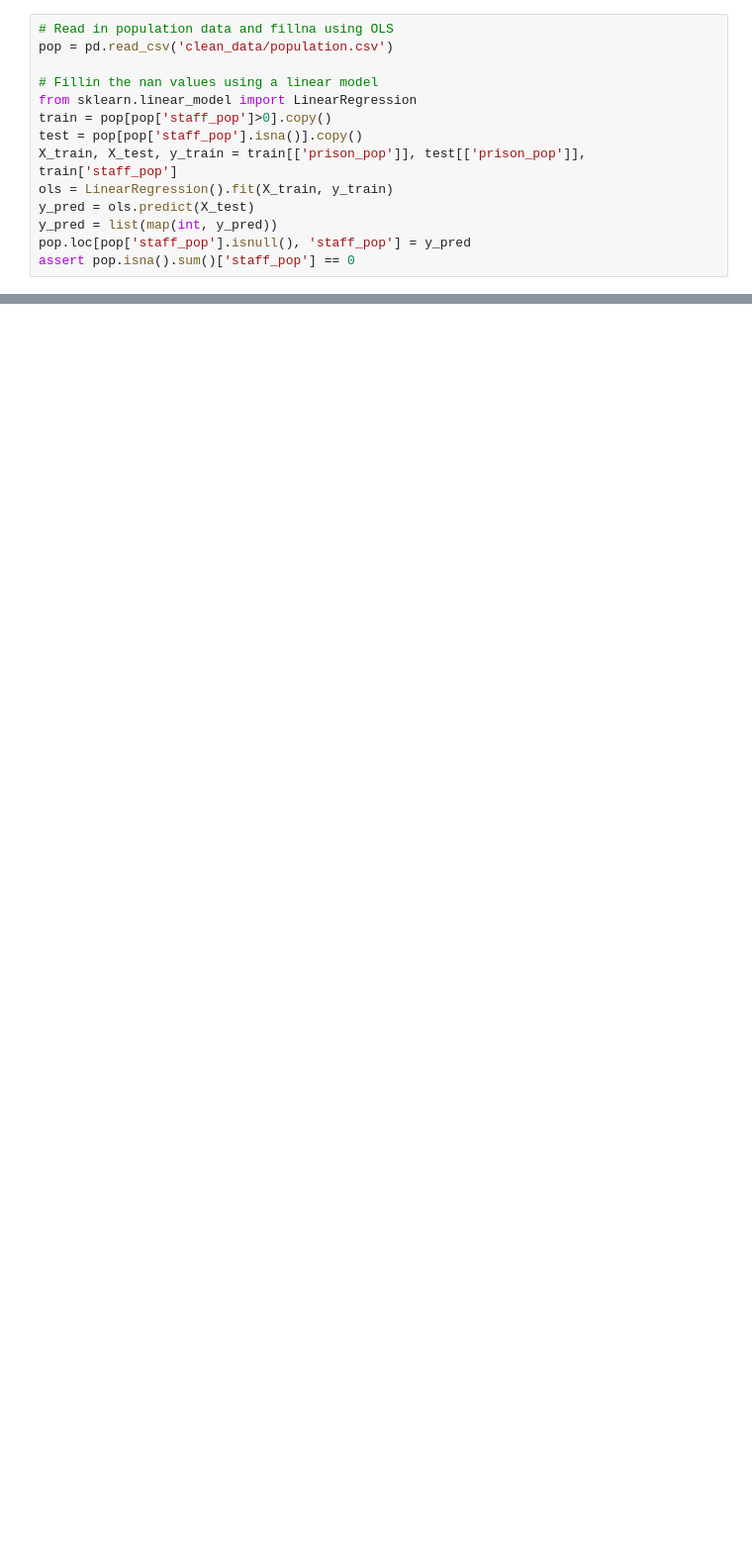
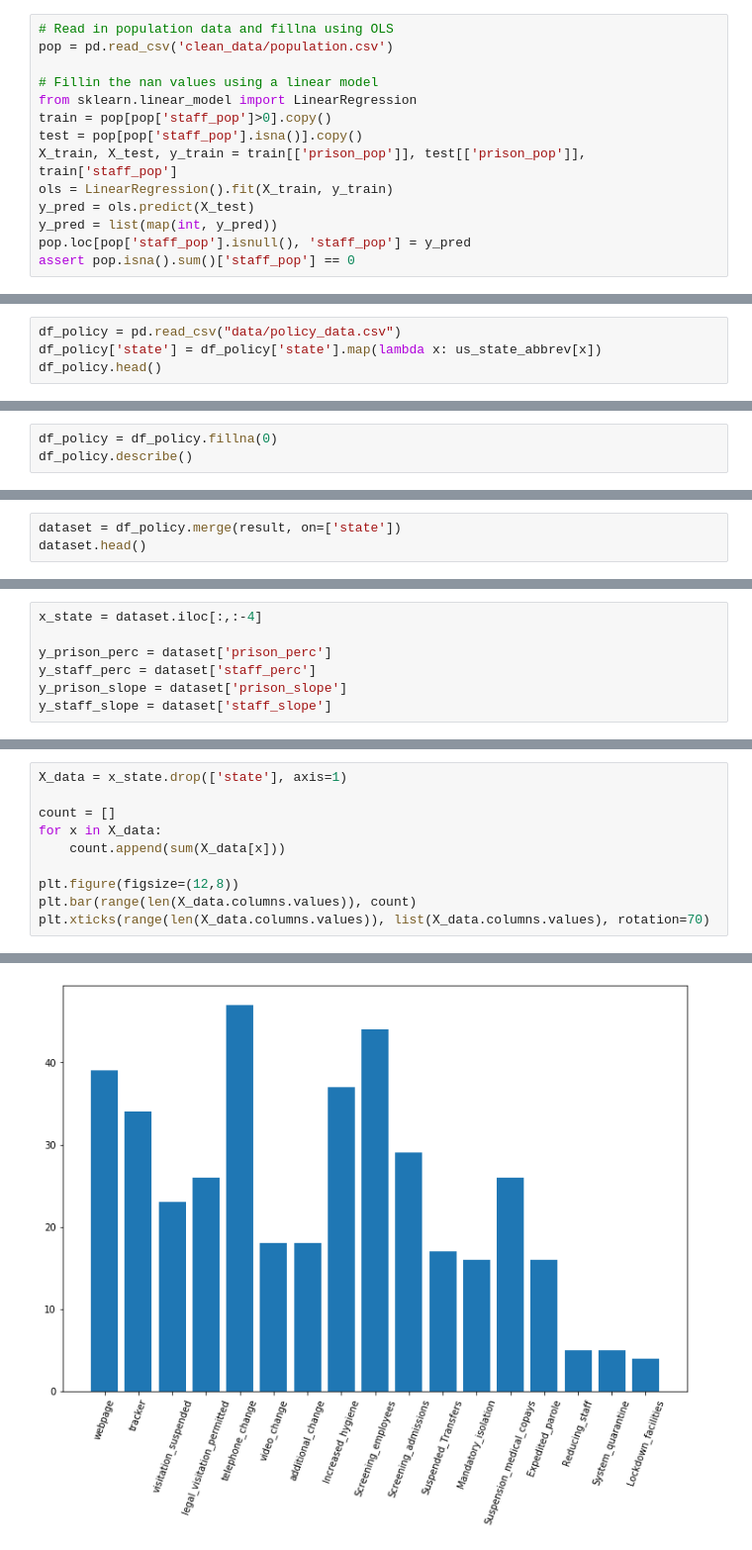
Before and after one commit to AmberCXX/Summer2020_MIT_COVID_Datathon, a Jupyter notebook: 03-evaluate-policies.ipynb, the cells around one changed output, grey strips where cells are left out. Shown: that part at 99% size. Drawn from its saved outputs; the diff is of its cells as text; blank space fills up the shorter version.

```diff
--- a/03-evaluate-policies.ipynb
+++ b/03-evaluate-policies.ipynb
@@ -81,0 +137,4 @@ result
+# %%
+df_policy = pd.read_csv("data/policy_data.csv")
+df_policy['state'] = df_policy['state'].map(lambda x: us_state_abbrev[x])
+df_policy.head()
@@ -81,0 +148,3 @@ result
+# %%
+df_policy = df_policy.fillna(0)
+df_policy.describe()
@@ -81,0 +161,3 @@ result
+# %%
+dataset = df_policy.merge(result, on=['state'])
+dataset.head()
@@ -81,0 +172,7 @@ result
+# %%
+x_state = dataset.iloc[:,:-4]
+
+y_prison_perc = dataset['prison_perc']
+y_staff_perc = dataset['staff_perc']
+y_prison_slope = dataset['prison_slope']
+y_staff_slope = dataset['staff_slope']
@@ -81,0 +181,11 @@ result
+# %%
+X_data = x_state.drop(['state'], axis=1)
+
+count = []
+for x in X_data:
+    count.append(sum(X_data[x]))
+
+plt.figure(figsize=(12,8))
+plt.bar(range(len(X_data.columns.values)), count)
+plt.xticks(range(len(X_data.columns.values)), list(X_data.columns.values), rotation=70)
+# %% [output]
@@ -81,0 +210 @@ result
+[figure, added]
```
Also changed, not shown: parts of 23 cells of this notebook, 1 other file.
